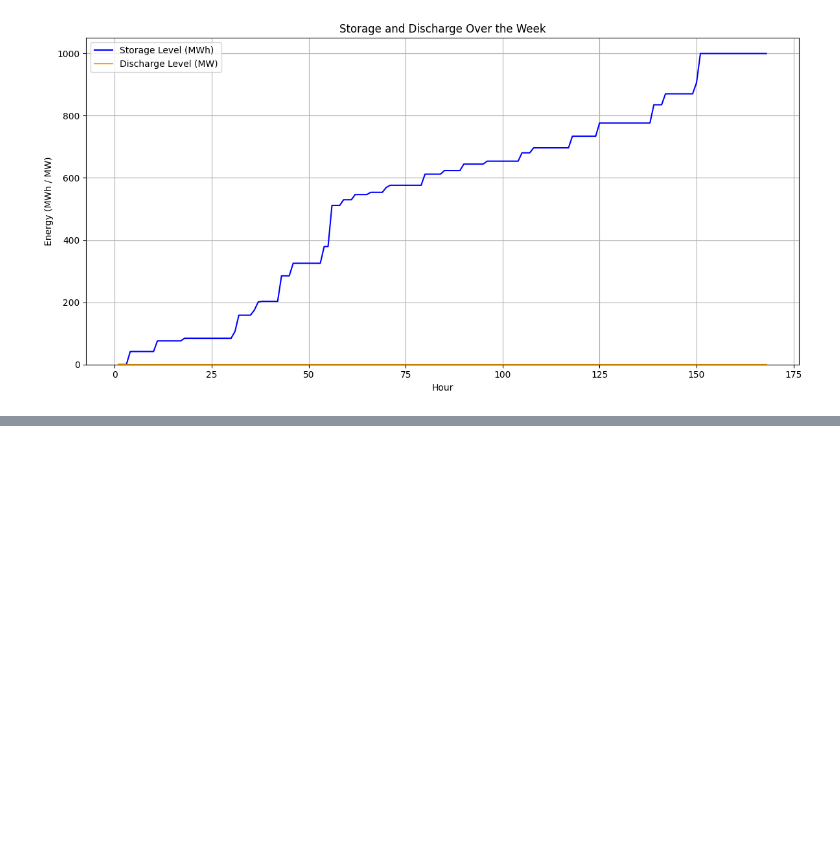
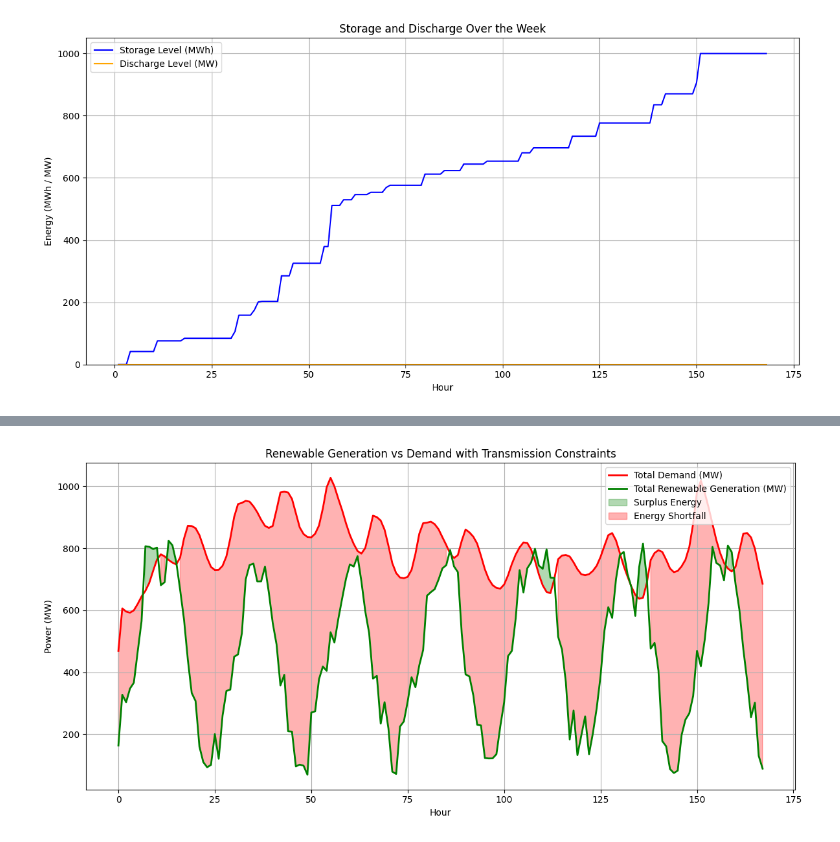
Before and after one commit to sebmcneil/Aurora-Energy, a Jupyter notebook: doubling_solar.ipynb, the cells around one changed output, grey strips where cells are left out. Drawn from its saved outputs; the diff is of its cells as text; code cells hidden in the pictures; blank space fills up the shorter version.

```diff
--- a/doubling_solar.ipynb
+++ b/doubling_solar.ipynb
@@ -290,0 +651,85 @@ plt.show()
+# %%
+import pandas as pd
+import numpy as np
+import matplotlib.pyplot as plt
+
+# INPUT DATA
+node_demands = pd.read_csv("provided_material/hourlydemandbynode.csv", index_col=0)
+shift_factor_matrix = pd.read_csv("provided_material/shiftfactormatrix.csv", index_col=0)
+line_ratings = pd.read_csv("provided_material/lineratings.csv", index_col=0)
+
+# EXTRACT REQUIRED INFO
+hours = node_demands.shape[0]
+total_demand = np.sum(node_demands.values, axis=1)  # Total demand for each hour
+line_ratings_vector = line_ratings.values.flatten()  # Line rating limits (MW)
+
+# GENERATOR CAPACITIES (DOUBLE SOLAR GENERATOR 2)
+gen_capacities = [350, 1050]  # Example capacities: [Generator 1 (Wind), Generator 2 (Solar)]
+
+# HOURLY AVAILABILITY
+time = np.arange(hours)
+
+# Solar availability as a sine wave (Generator 2)
+solar_availability = 0.5 * (1 + np.sin(2 * np.pi * time / 24 - np.pi / 2))  # Sine wave shifted to make nighttime 0
+solar_availability = np.clip(solar_availability, 0, 1)
+
+# Wind availability as a Weibull distribution (Generator 1)
+np.random.seed(42)
+shape, scale = 2.3, 9.5
+wind_availability = np.random.weibull(shape, hours) * scale
+max_possible_speed = scale * 1.5
+wind_availability = np.clip(wind_availability / max_possible_speed, 0.4, 1.0)  # Ensure at least 40% availability
+
+# GENERATE TOTAL GENERATION MATRIX FOR ALL NODES (428 NODES)
+total_generation = np.zeros((shift_factor_matrix.shape[1], hours))  # Initialize generation matrix (428 nodes)
+node_ids = node_demands.columns.astype(int)  # Demand node IDs
+
+# Map node IDs to their row indices in total_generation
+node_to_index = {node_id: idx for idx, node_id in enumerate(shift_factor_matrix.columns.astype(int))}
+
+# Distribute wind generation across the first 10 nodes
+for i in range(10):
+    if node_ids[i] in node_to_index:  # Ensure the node exists in total_generation
+        total_generation[node_to_index[node_ids[i]], :] = wind_availability * gen_capacities[0] / 10
+
+# Distribute solar generation across the next 10 nodes
+for i in range(10, 20):
+    if node_ids[i] in node_to_index:  # Ensure the node exists in total_generation
+        total_generation[node_to_index[node_ids[i]], :] = solar_availability * gen_capacities[1] / 10
+
+# NET INJECTIONS AT EACH NODE (428x168)
+net_injections = total_generation - np.pad(node_demands.values.T, ((0, shift_factor_matrix.shape[1] - 20), (0, 0)))
+
+# POWER FLOWS THROUGH LINES
+PF = shift_factor_matrix.values @ net_injections  # Power flows on each line
+finite_mask = np.isfinite(line_ratings_vector)  # Consider only lines with finite ratings
+line_utilization = np.abs(PF[finite_mask]) / line_ratings_vector[finite_mask][:, None]  # Utilization as fraction of line ratings
+
+# CONSTRAIN RENEWABLE GENERATION BY LINE RATINGS
+for t in range(hours):
+    overloaded_lines = np.where(line_utilization[:, t] > 1)[0]  # Identify overloaded lines
+    if overloaded_lines.size > 0:
+        # Scale down renewable generation to relieve overloaded lines
+        scaling_factor = 1 / np.max(line_utilization[overloaded_lines, t])
+        total_generation[:, t] *= scaling_factor
+
+# RE-CALCULATE TOTAL RENEWABLE GENERATION
+total_renewable_generation = np.sum(total_generation, axis=0)
+
+# PLOT RESULTS
+plt.figure(figsize=(12, 6))
+plt.plot(total_demand, label="Total Demand (MW)", color="red", linewidth=2)
+plt.plot(total_renewable_generation, label="Total Renewable Generation (MW)", color="green", linewidth=2)
+plt.fill_between(range(hours), total_renewable_generation, total_demand, where=(total_renewable_generation >= total_demand),
+                 color="green", alpha=0.3, label="Surplus Energy")
+plt.fill_between(range(hours), total_renewable_generation, total_demand, where=(total_renewable_generation < total_demand),
+                 color="red", alpha=0.3, label="Energy Shortfall")
+plt.xlabel("Hour")
+plt.ylabel("Power (MW)")
+plt.title("Renewable Generation vs Demand with Transmission Constraints")
+plt.legend()
+plt.grid(True)
+plt.tight_layout()
+plt.show()
+# %% [output]
+[figure, added]
```
Also changed, not shown: parts of 9 cells of this notebook.
